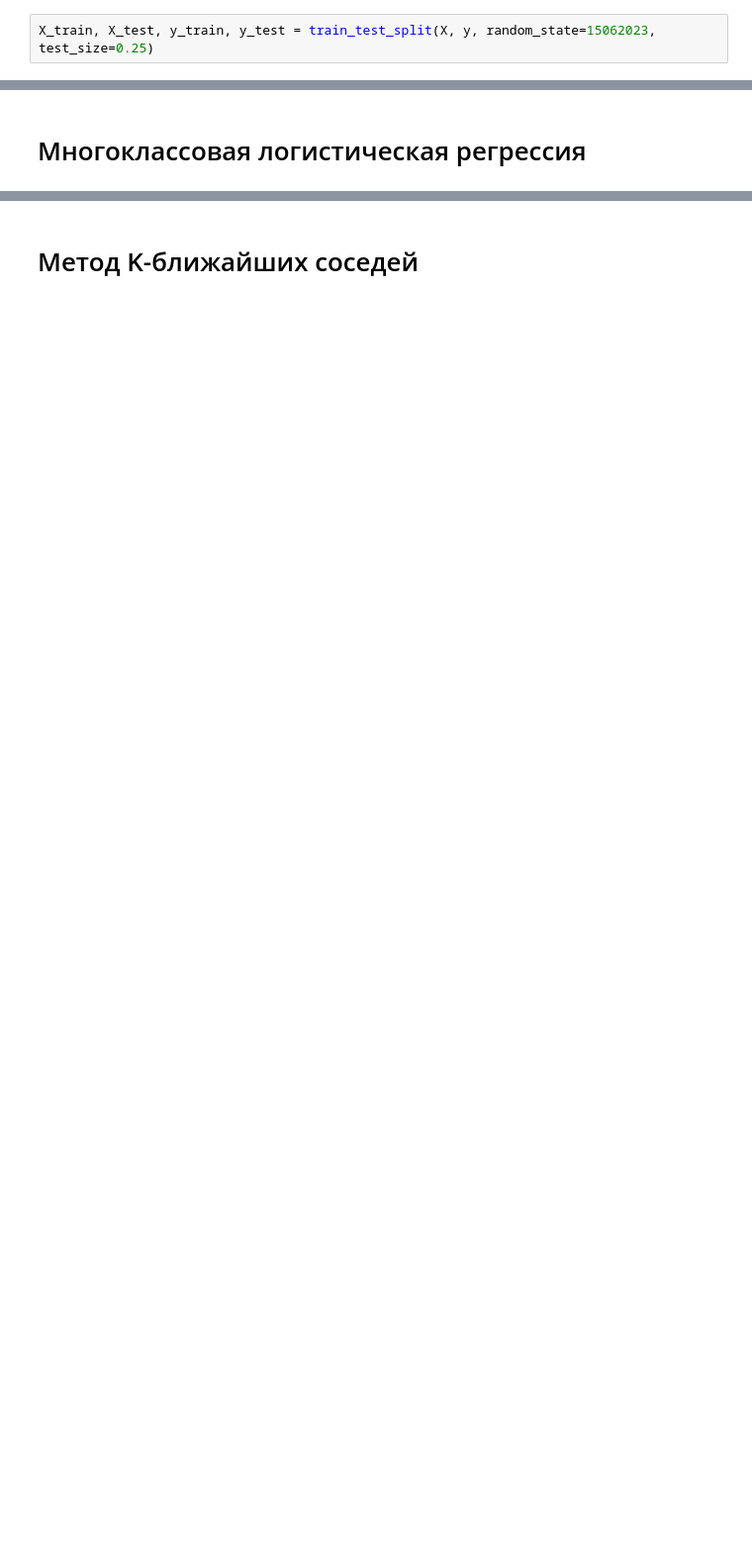
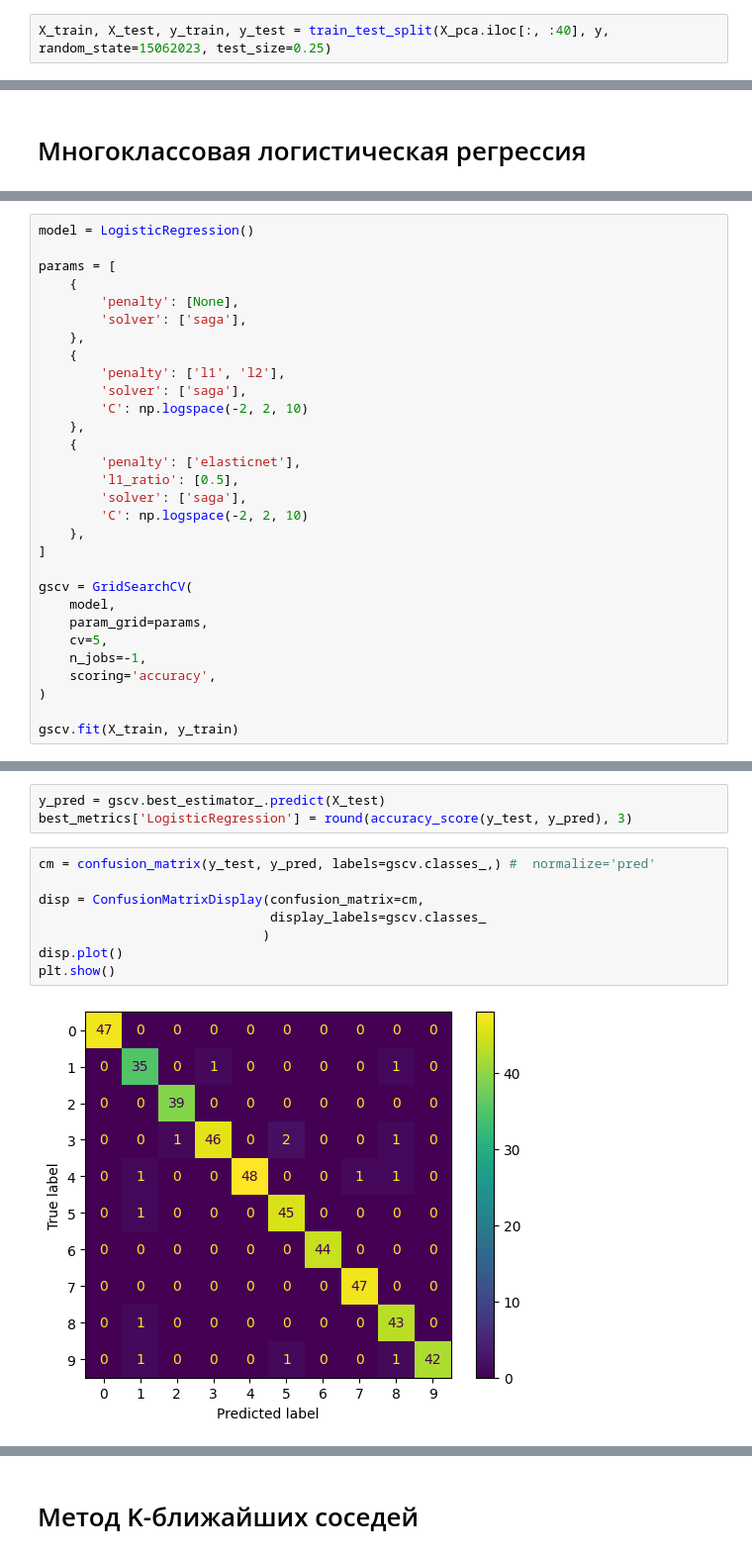
Before and after one commit to igumnov-daniel/HOCK_FEBRUARY_2023, a Jupyter notebook: 15_ML_5_clustering_and_trees/15_3_gbdt_catboost.ipynb, the cells around one changed output, grey strips where cells are left out. Shown at 99% size. Drawn from its saved outputs; the diff is of its cells as text; blank space fills up the shorter version.

```diff
--- a/15_ML_5_clustering_and_trees/15_3_gbdt_catboost.ipynb
+++ b/15_ML_5_clustering_and_trees/15_3_gbdt_catboost.ipynb
@@ -834,2 +918,2 @@ for i in range(10):
 # %%
-X_train, X_test, y_train, y_test = train_test_split(X, y, random_state=15062023, test_size=0.25)
+X_train, X_test, y_train, y_test = train_test_split(X_pca.iloc[:, :40], y, random_state=15062023, test_size=0.25)
@@ -843,0 +959,30 @@ from sklearn.metrics import accuracy_score
+# %%
+model = LogisticRegression()
+
+params = [
+    {
+        'penalty': [None],
+        'solver': ['saga'],
+    },
+    {
+        'penalty': ['l1', 'l2'],
+        'solver': ['saga'],
+        'C': np.logspace(-2, 2, 10)
+    },
+    {
+        'penalty': ['elasticnet'],
+        'l1_ratio': [0.5],
+        'solver': ['saga'],
+        'C': np.logspace(-2, 2, 10)
+    },
+]
+
+gscv = GridSearchCV(
+    model,
+    param_grid=params,
+    cv=5,
+    n_jobs=-1,
+    scoring='accuracy',
+)
+
+gscv.fit(X_train, y_train)
@@ -843,0 +1002,13 @@ from sklearn.metrics import accuracy_score
+# %%
+y_pred = gscv.best_estimator_.predict(X_test)
+best_metrics['LogisticRegression'] = round(accuracy_score(y_test, y_pred), 3)
+# %%
+cm = confusion_matrix(y_test, y_pred, labels=gscv.classes_,) #  normalize='pred'
+
+disp = ConfusionMatrixDisplay(confusion_matrix=cm,
+                              display_labels=gscv.classes_
+                             )
+disp.plot()
+plt.show()
+# %% [output]
+[figure, added]
```
Also changed, not shown: parts of 47 cells of this notebook.
